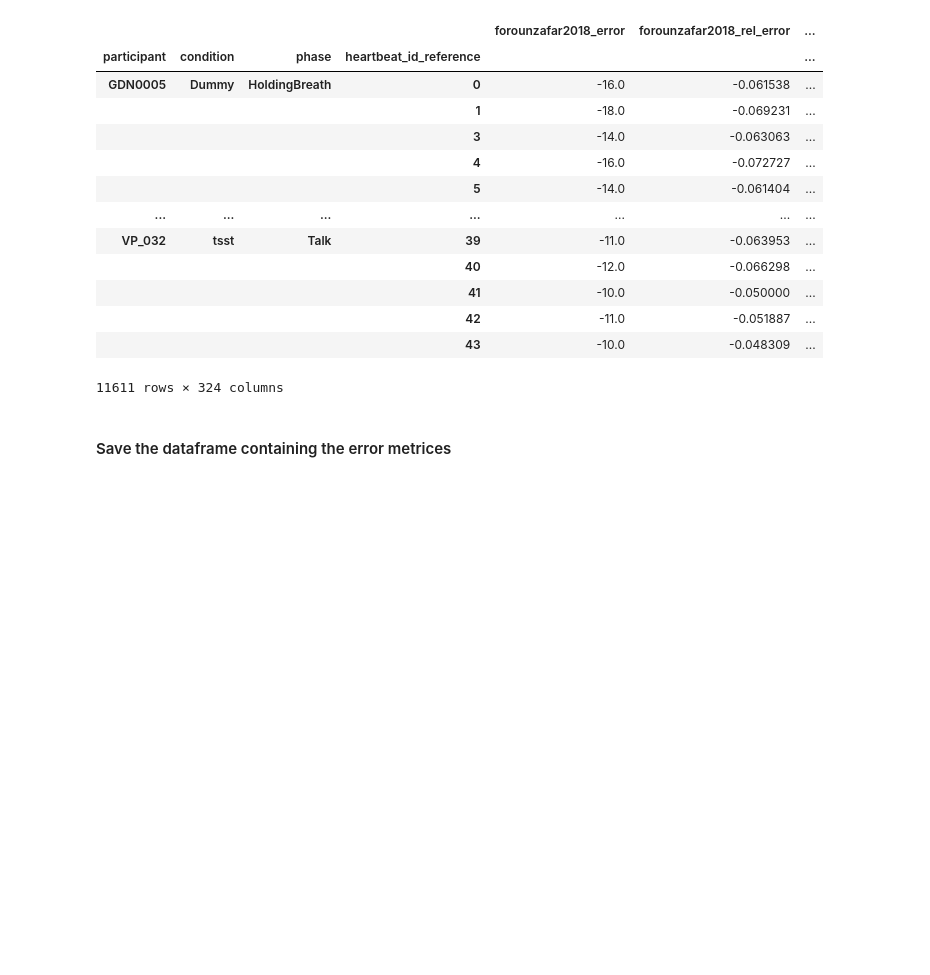
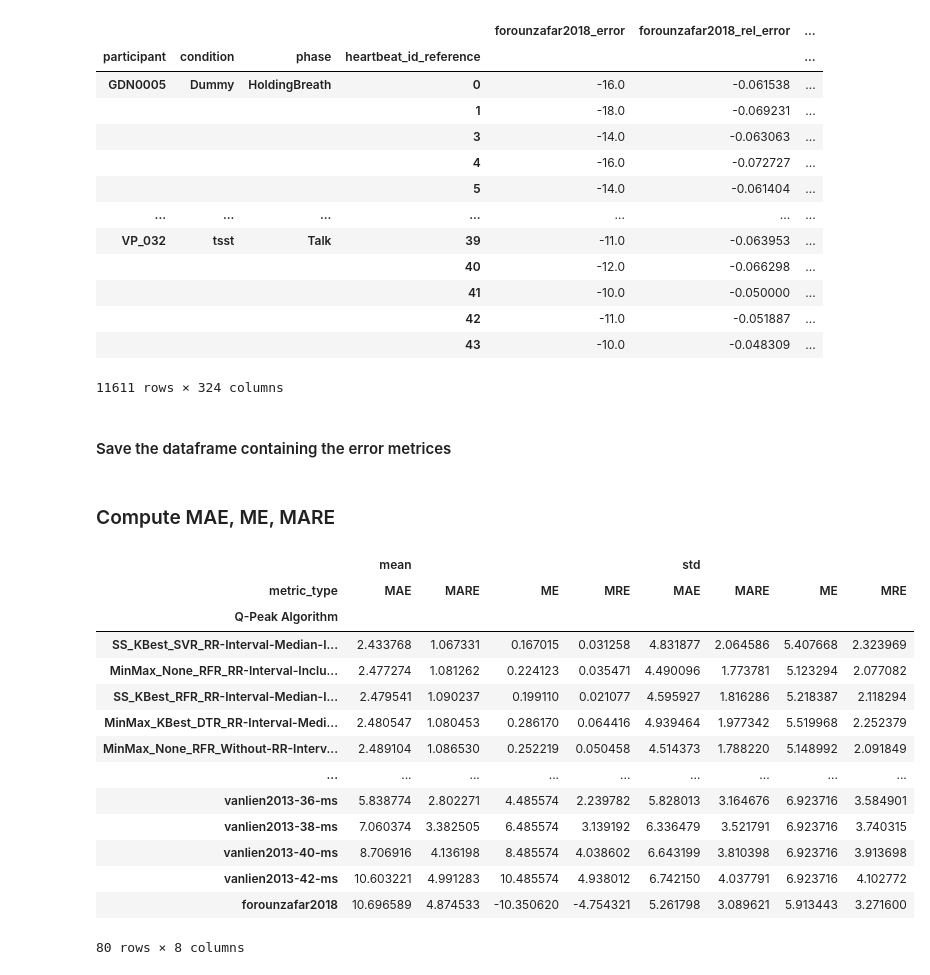
Before and after one commit to empkins/pepbench, a Jupyter notebook: experiments/pep_algorithm_benchmarking/notebooks/ML_analysis/Evaluation/ComputeMetrics.ipynb, the cells around one changed output. Cells and saved outputs as stored; diff of their text form; code cells hidden in the pictures; blank space fills up the shorter version.

Commit message:
Computed MAE, ME; MRE, and MARE on the Estimator results. Build table for latex export.

```diff
--- a/experiments/pep_algorithm_benchmarking/notebooks/ML_analysis/Evaluation/ComputeMetrics.ipynb
+++ b/experiments/pep_algorithm_benchmarking/notebooks/ML_analysis/Evaluation/ComputeMetrics.ipynb
@@ -80,0 +83,21 @@ else:
+# %% [markdown]
+### Compute MAE, ME, MARE
+# %%
+summarized_error_metrics = describe_ml_results_df(merged_ml_results_metrics)
+summarized_error_metrics
+# %% [output]
+|  | mean |  |  |  | std |  |  |  |
+| metric_type | MAE | MARE | ME | MRE | MAE | MARE | ME | MRE |
+| Q-Peak Algorithm |  |  |  |  |  |  |  |  |
+| SS_KBest_SVR_RR-Interval-Median-I... | 2.433768 | 1.067331 | 0.167015 | 0.031258 | 4.831877 | 2.064586 | 5.407668 | 2.323969 |
+| MinMax_None_RFR_RR-Interval-Inclu... | 2.477274 | 1.081262 | 0.224123 | 0.035471 | 4.490096 | 1.773781 | 5.123294 | 2.077082 |
+| SS_KBest_RFR_RR-Interval-Median-I... | 2.479541 | 1.090237 | 0.199110 | 0.021077 | 4.595927 | 1.816286 | 5.218387 | 2.118294 |
+| MinMax_KBest_DTR_RR-Interval-Medi... | 2.480547 | 1.080453 | 0.286170 | 0.064416 | 4.939464 | 1.977342 | 5.519968 | 2.252379 |
+| MinMax_None_RFR_Without-RR-Interv... | 2.489104 | 1.086530 | 0.252219 | 0.050458 | 4.514373 | 1.788220 | 5.148992 | 2.091849 |
+| ... | ... | ... | ... | ... | ... | ... | ... | ... |
+| vanlien2013-36-ms | 5.838774 | 2.802271 | 4.485574 | 2.239782 | 5.828013 | 3.164676 | 6.923716 | 3.584901 |
+| vanlien2013-38-ms | 7.060374 | 3.382505 | 6.485574 | 3.139192 | 6.336479 | 3.521791 | 6.923716 | 3.740315 |
+| vanlien2013-40-ms | 8.706916 | 4.136198 | 8.485574 | 4.038602 | 6.643199 | 3.810398 | 6.923716 | 3.913698 |
+| vanlien2013-42-ms | 10.603221 | 4.991283 | 10.485574 | 4.938012 | 6.742150 | 4.037791 | 6.923716 | 4.102772 |
+| forounzafar2018 | 10.696589 | 4.874533 | -10.350620 | -4.754321 | 5.261798 | 3.089621 | 5.913443 | 3.271600 |
+80 rows × 8 columns
```
Also changed, not shown: parts of 4 cells of this notebook, 5 other files.
